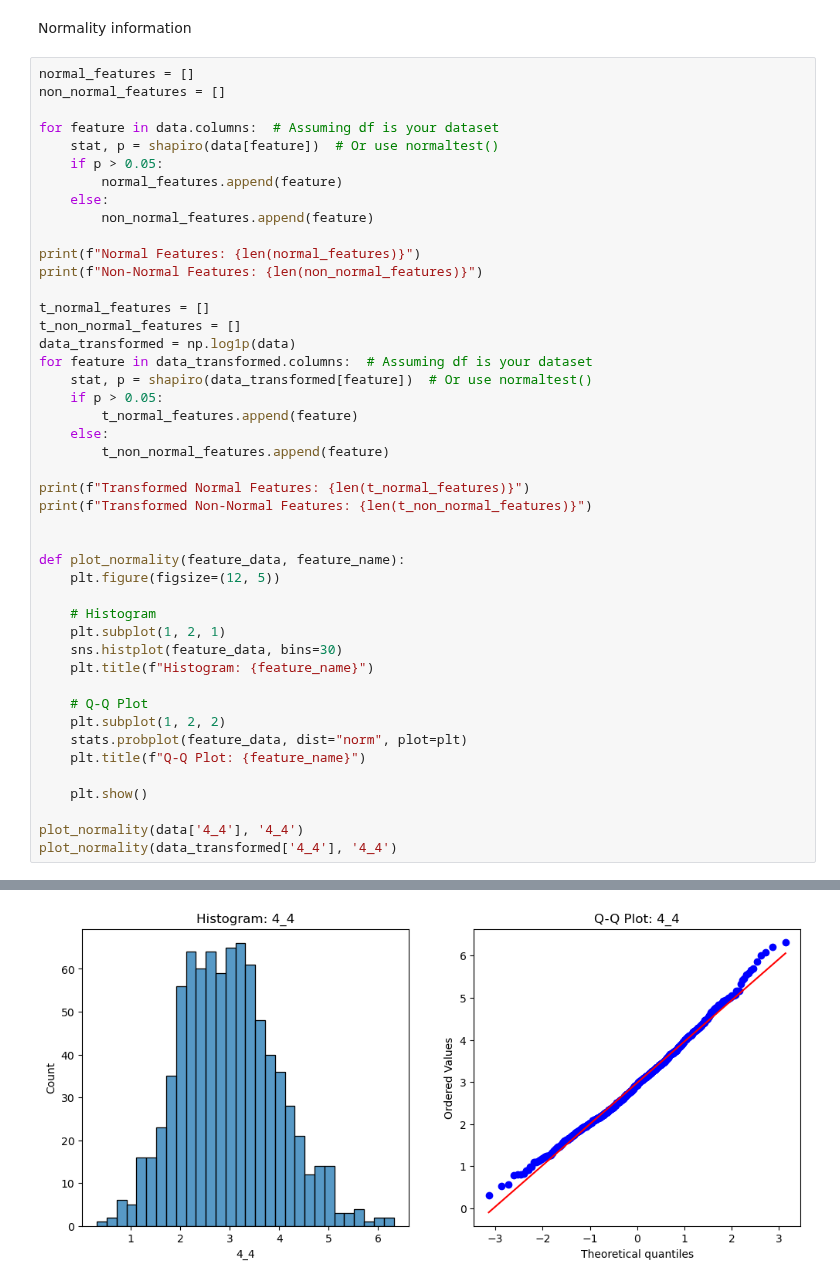
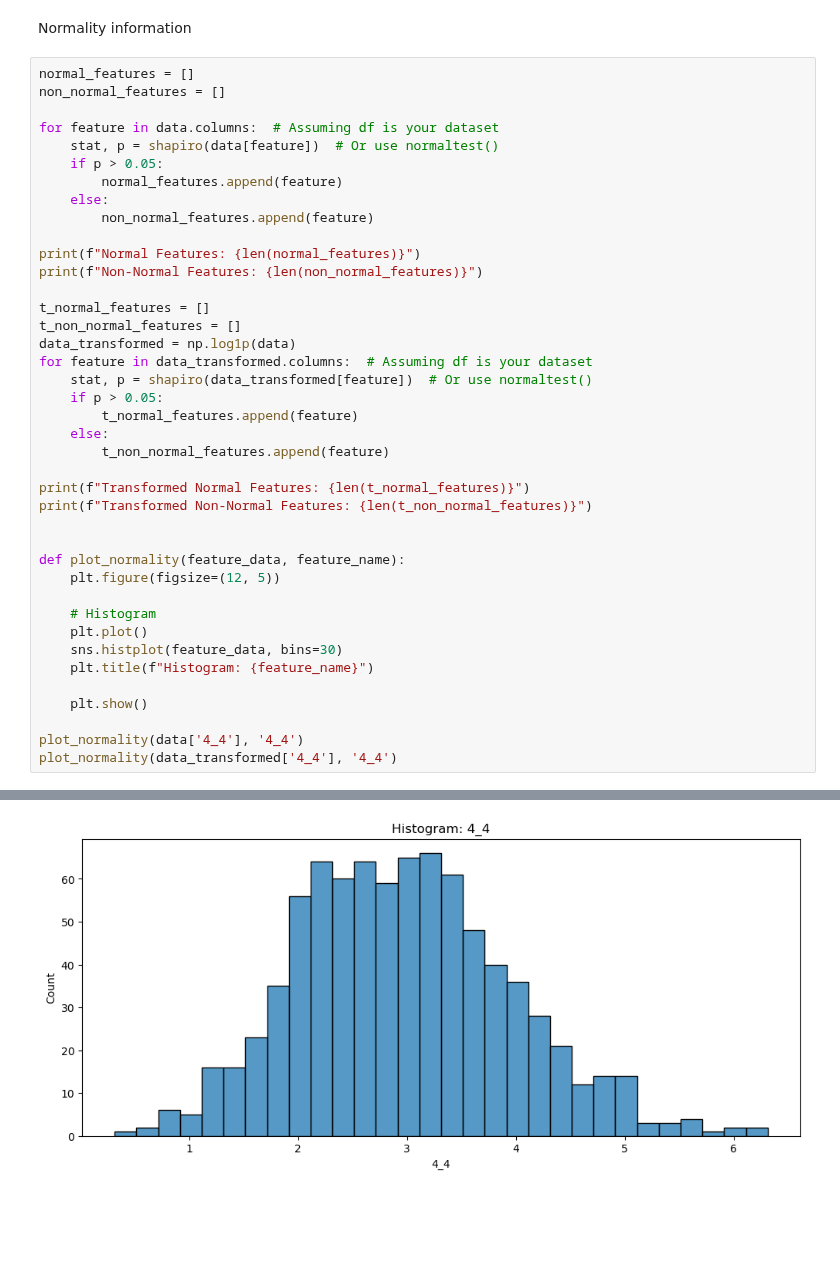
Before and after one commit to mjmklep/Machine-Learning-Group-8, a Jupyter notebook: assignment_ecg_visualisation.ipynb, the cells around one changed output, grey strips where cells are left out. Drawn from its saved outputs; the diff is of its cells as text; blank space fills up the shorter version.

Commit message:
Redundent plot is removed

```diff
--- a/assignment_ecg_visualisation.ipynb
+++ b/assignment_ecg_visualisation.ipynb
@@ -122,14 +122,9 @@ def plot_normality(feature_data, feature_name):
     plt.figure(figsize=(12, 5))
 
     # Histogram
-    plt.subplot(1, 2, 1)
+    plt.plot()
     sns.histplot(feature_data, bins=30)
     plt.title(f"Histogram: {feature_name}")
-
-    # Q-Q Plot
-    plt.subplot(1, 2, 2)
-    stats.probplot(feature_data, dist="norm", plot=plt)
-    plt.title(f"Q-Q Plot: {feature_name}")
 
     plt.show()
 
@@ -144 +139 @@ Transformed Non-Normal Features: 8701
-[figure, old version]
+[figure, new version]
```
Also changed, not shown: parts of 1 cell of this notebook.
